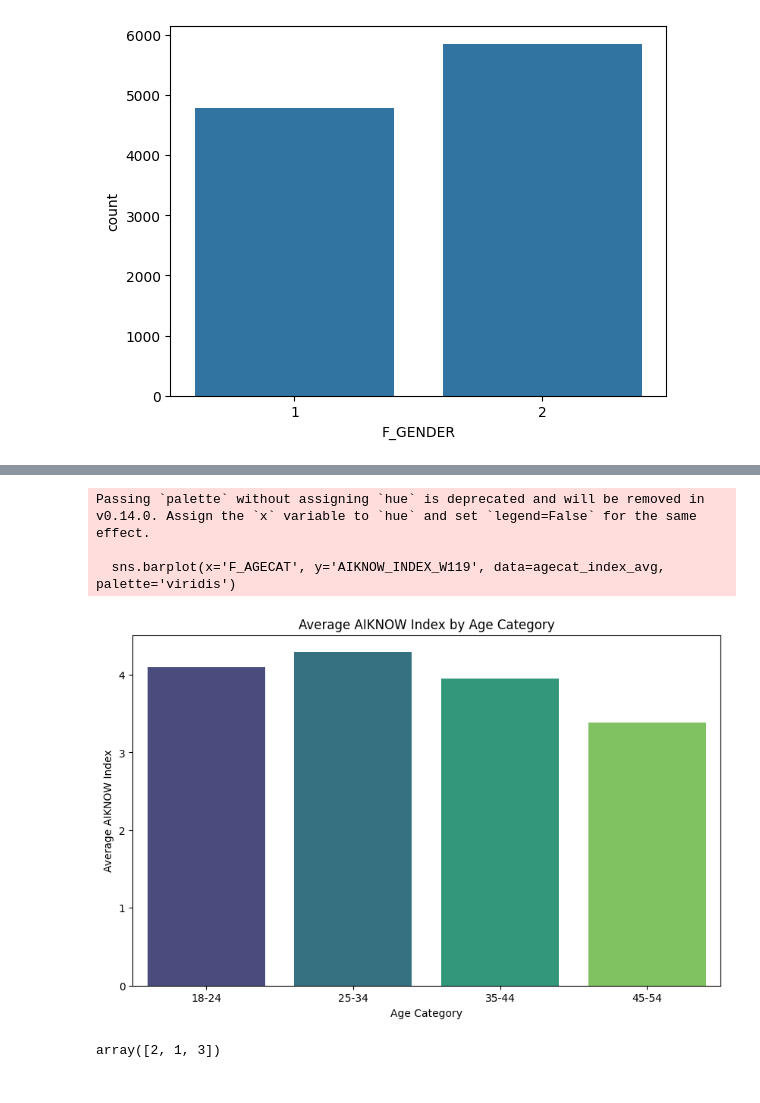
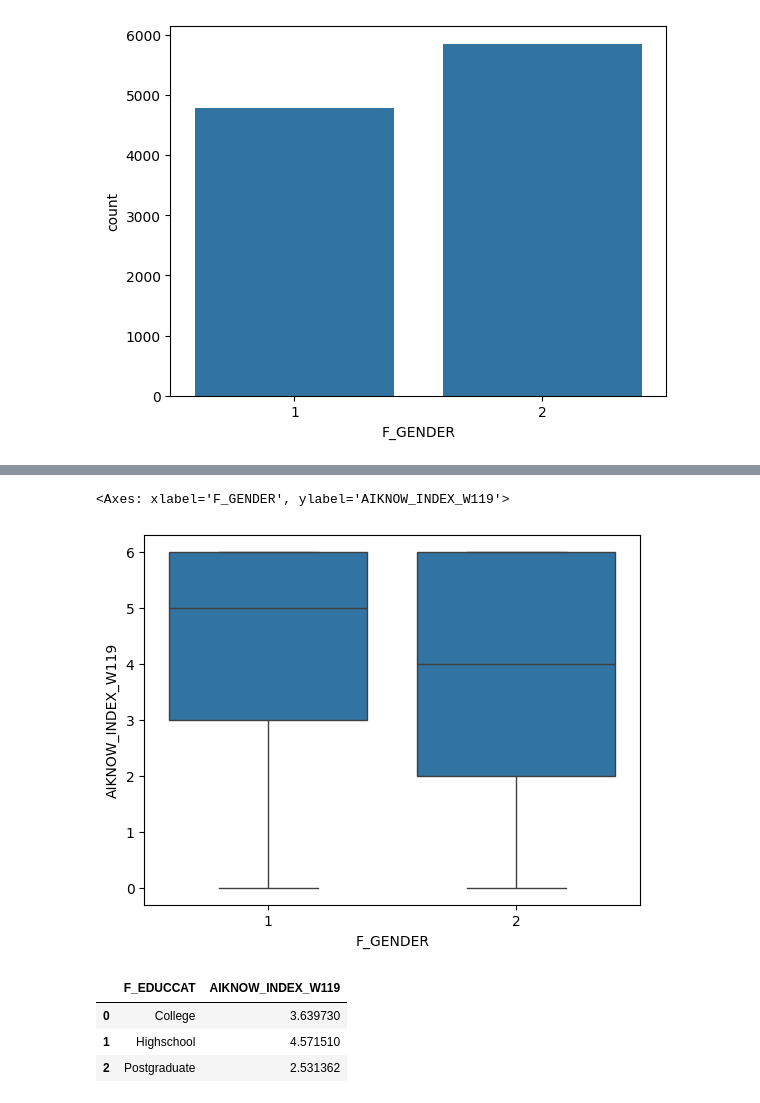
Before and after one commit to mikvyork/schulich_data_science, a Jupyter notebook: mmai500_proposal/mmai5000_data.ipynb, the cells around one changed output, grey strips where cells are left out. Drawn from its saved outputs; the diff is of its cells as text; code cells hidden in the pictures.

```diff
--- a/mmai500_proposal/mmai5000_data.ipynb
+++ b/mmai500_proposal/mmai5000_data.ipynb
@@ -267,22 +242,5 @@ sns.boxplot(x='F_AGECAT', y='AIKNOW_INDEX_W119', data=master_dataset)
-# %%
-agecat_index_avg = master_dataset.groupby('F_AGECAT')['AIKNOW_INDEX_W119'].mean().reset_index()
-agecat_index_avg['F_AGECAT'] = agecat_index_avg['F_AGECAT'].map({1: '18-24', 2: '25-34', 3: '35-44', 4: '45-54'})
-
-plt.figure(figsize=(10, 6))
-plt.title('Average AIKNOW Index by Age Category')
-sns.barplot(x='F_AGECAT', y='AIKNOW_INDEX_W119', data=agecat_index_avg, palette='viridis')
-plt.ylabel('Average AIKNOW Index')
-plt.xlabel('Age Category')
-plt.show()
-# %% [output]
-Passing `palette` without assigning `hue` is deprecated and will be removed in v0.14.0. Assign the `x` variable to `hue` and set `legend=False` for the same effect.
-
-  sns.barplot(x='F_AGECAT', y='AIKNOW_INDEX_W119', data=agecat_index_avg, palette='viridis')
-[figure, removed]
-# %%
-educcat_index_avg = master_dataset.groupby('F_EDUCCAT')['AIKNOW_INDEX_W119'].mean().reset_index()
-educcat_index_avg['F_EDUCCAT'] = educcat_index_avg['F_EDUCCAT'].map({1: 'High School', 2:'College', 3: 'College Graduate or Higher'})
-
-plt.figure(figsize=(10, 6))
-# %% [output]
-array([2, 1, 3])
+# %%
+sns.boxplot(x='F_GENDER', y='AIKNOW_INDEX_W119', data=master_dataset)
+# %% [output]
+<Axes: xlabel='F_GENDER', ylabel='AIKNOW_INDEX_W119'>
+[figure, added]
@@ -288,0 +252,8 @@ array([2, 1, 3])
+# %%
+avg_education = master_dataset.groupby('F_EDUCCAT')['AIKNOW_INDEX_W119'].mean().reset_index()
+avg_education
+# %% [output]
+|  | F_EDUCCAT | AIKNOW_INDEX_W119 |
+| 0 | College | 3.639730 |
+| 1 | Highschool | 4.571510 |
+| 2 | Postgraduate | 2.531362 |
```
Also changed, not shown: parts of 17 cells of this notebook, 2 other files.
